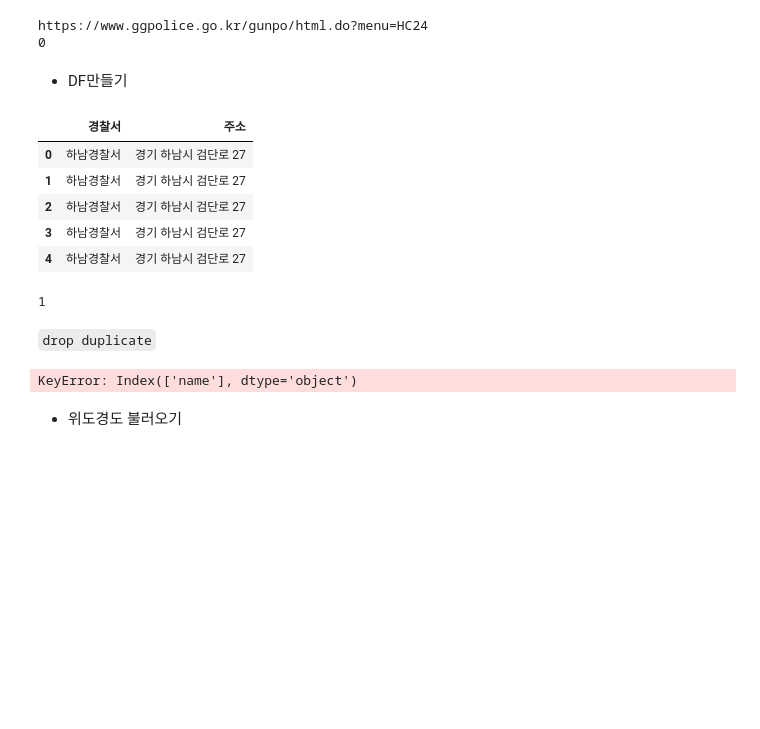
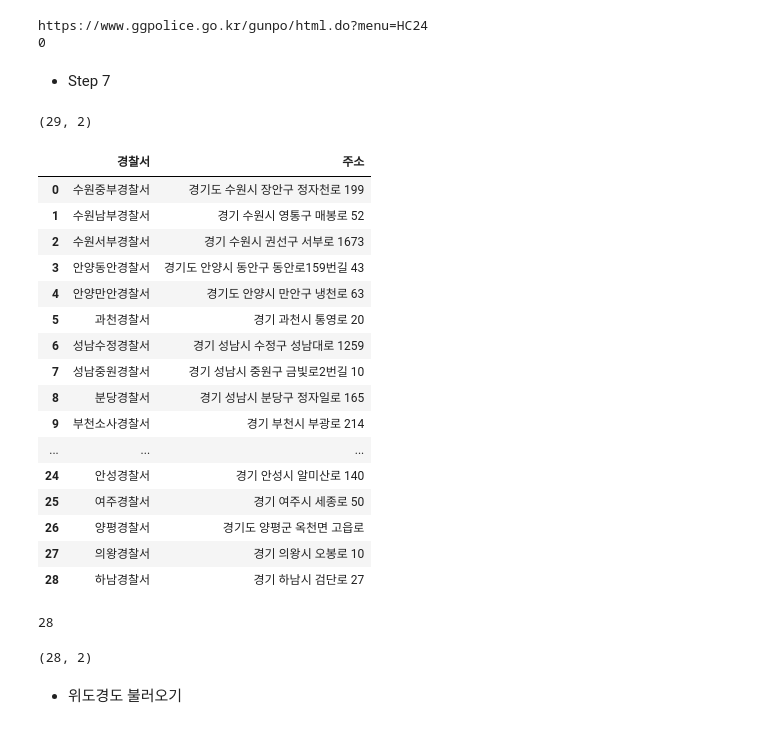
Before and after one commit to alexlee0318/DataAnaysis_2023, a Jupyter notebook: 05.Crawling/99.경찰청2.ipynb, the cells around one changed output. Cells and saved outputs as stored; diff of their text form; code cells hidden in the pictures; blank space fills up the shorter version.

````diff
--- a/05.Crawling/99.경찰청2.ipynb
+++ b/05.Crawling/99.경찰청2.ipynb
@@ -56,7 +61,7 @@ IndexError: list index out of range
 # %%
-# 에러가 발생하는지 파악
+# 1. 에러 발생지 파악
 lines = []
-for index, li in enumerate(lis):    # for문에 추가
+for index, li in enumerate(lis):    # for문에 index, enumerate 추가됨
     try:
         href = li.find('a')['href']
         sub_res = requests.get(href)
@@ -64,10 +69,9 @@ for index, li in enumerate(lis):    # for문에 추가
         sub_lis = sub_soup.select('.basic_list7 > li')
         name = sub_lis[0].get_text().strip()[6:]
         addr = sub_lis[1].get_text().strip()[9:-9]
-        lines.append({'name':name, 'addr':addr})
+        lines.append({'경찰서':name, '주소':addr})
     except:
-        print(index)
-#===> 문제의 원인(인덱스값) 출력
+        print(index) # ==> 문제의 원인을 출력(인덱스값)
 # %% [output]
 6
 25
@@ -113,30 +115,41 @@ for li in lis:
         lines.append({'경찰서': name, '주소':addr})
     except:
         continue
-# %% [markdown]
-- DF만들기
+# %% [markdown]
+- Step 7
 # %%
 df = pd.DataFrame(lines)
-df.head()
+print(df.shape)
+df
 # %% [output]
+(29, 2)
 |  | 경찰서 | 주소 |
-| 0 | 하남경찰서 | 경기 하남시 검단로 27 |
-| 1 | 하남경찰서 | 경기 하남시 검단로 27 |
-| 2 | 하남경찰서 | 경기 하남시 검단로 27 |
-| 3 | 하남경찰서 | 경기 하남시 검단로 27 |
-| 4 | 하남경찰서 | 경기 하남시 검단로 27 |
+| 0 | 수원중부경찰서 | 경기도 수원시 장안구 정자천로 199 |
+| 1 | 수원남부경찰서 | 경기 수원시 영통구 매봉로 52 |
+| 2 | 수원서부경찰서 | 경기 수원시 권선구 서부로 1673 |
+| 3 | 안양동안경찰서 | 경기도 안양시 동안구 동안로159번길 43 |
+| 4 | 안양만안경찰서 | 경기도 안양시 만안구 냉천로 63 |
+| 5 | 과천경찰서 | 경기 과천시 통영로 20 |
+| 6 | 성남수정경찰서 | 경기 성남시 수정구 성남대로 1259 |
+| 7 | 성남중원경찰서 | 경기 성남시 중원구 금빛로2번길 10 |
+| 8 | 분당경찰서 | 경기 성남시 분당구 정자일로 165 |
+| 9 | 부천소사경찰서 | 경기 부천시 부광로 214 |
+| ... | ... | ... |
+| 24 | 안성경찰서 | 경기 안성시 알미산로 140 |
+| 25 | 여주경찰서 | 경기 여주시 세종로 50 |
+| 26 | 양평경찰서 | 경기도 양평군 옥천면 고읍로 |
+| 27 | 의왕경찰서 | 경기 의왕시 오봉로 10 |
+| 28 | 하남경찰서 | 경기 하남시 검단로 27 |
 # %%
 # 중복여부 확인
 len(df.경찰서.unique())
 # %% [output]
-1
+28
-# %% [markdown]
-```drop duplicate```
 # %%
 # 중복제거
-df.drop_duplicates(subset='name', inplace = True)
+df.drop_duplicates(subset='경찰서', inplace = True)
 df.shape
 # %% [output]
-KeyError: Index(['name'], dtype='object')
+(28, 2)
 # %% [markdown]
 - 위도경도 불러오기
````
Also changed, not shown: parts of 10 cells of this notebook, 8 other files.
